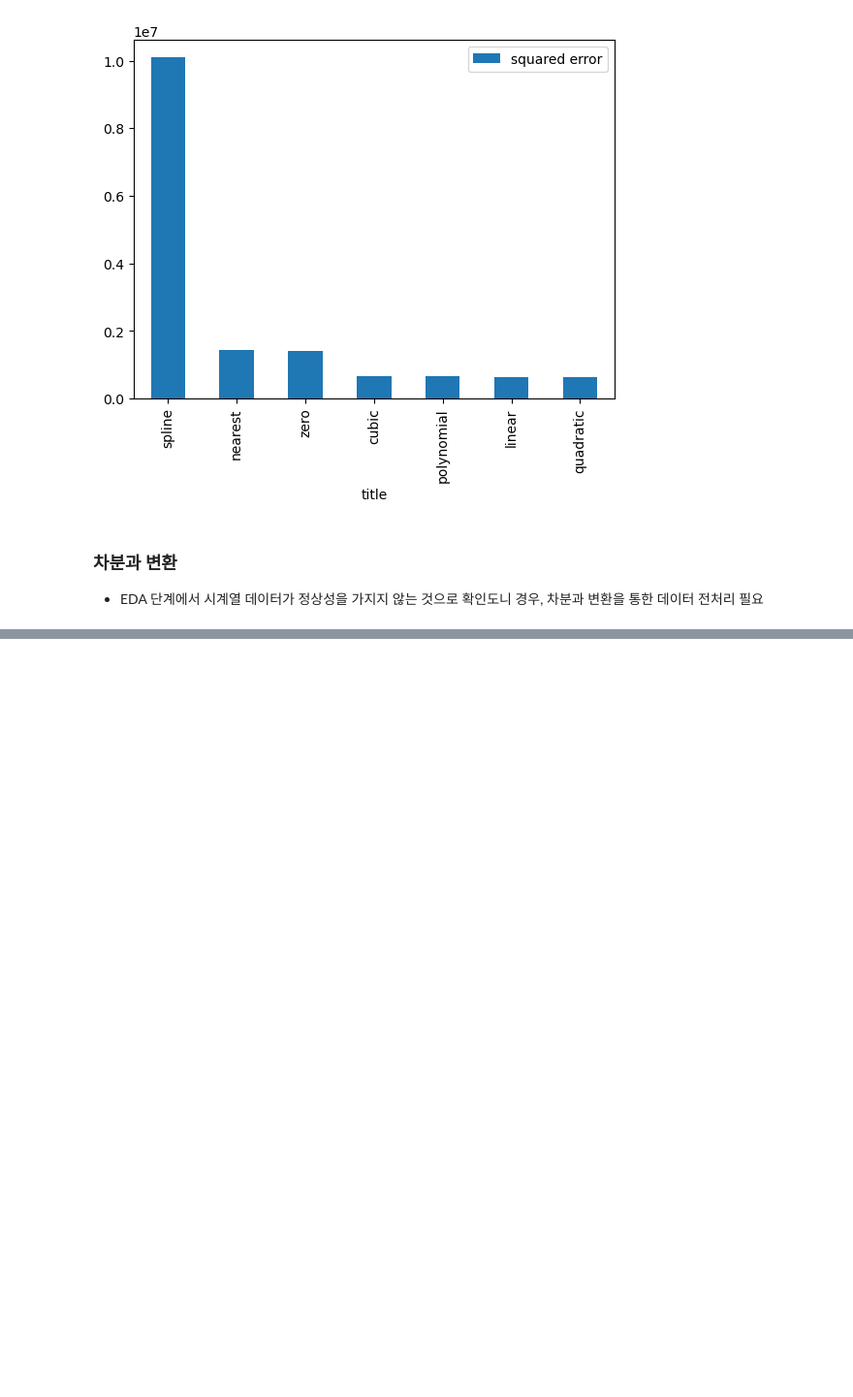
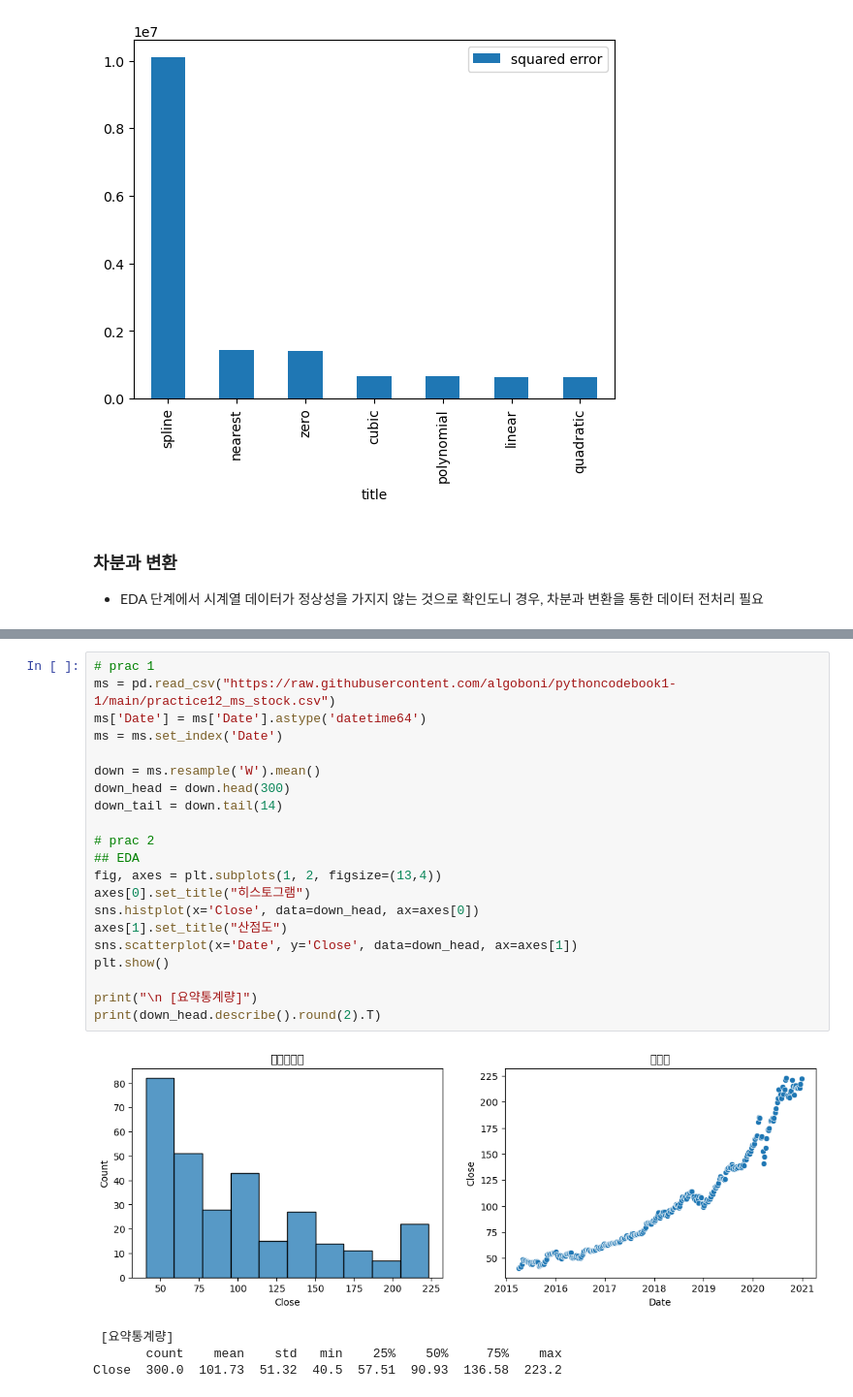
Before and after one commit to klee30810/ADP-study, a Jupyter notebook: codebook/Chap 12. Time anlalysis.ipynb, the cells around one changed output, grey strips where cells are left out. Shown: that part at 97% size. Drawn from its saved outputs; the diff is of its cells as text; blank space fills up the shorter version.

```diff
--- a/codebook/Chap 12. Time anlalysis.ipynb
+++ b/codebook/Chap 12. Time anlalysis.ipynb
@@ -554,0 +733,26 @@ look-up table. The actual p-value is greater than the p-value returned.
+# %%
+# prac 1
+ms = pd.read_csv("https://raw.githubusercontent.com/algoboni/pythoncodebook1-1/main/practice12_ms_stock.csv")
+ms['Date'] = ms['Date'].astype('datetime64')
+ms = ms.set_index('Date')
+
+down = ms.resample('W').mean()
+down_head = down.head(300)
+down_tail = down.tail(14)
+
+# prac 2
+## EDA
+fig, axes = plt.subplots(1, 2, figsize=(13,4))
+axes[0].set_title("히스토그램")
+sns.histplot(x='Close', data=down_head, ax=axes[0])
+axes[1].set_title("산점도")
+sns.scatterplot(x='Date', y='Close', data=down_head, ax=axes[1])
+plt.show()
+
+print("\n [요약통계량]")
+print(down_head.describe().round(2).T)
+# %% [output]
+[figure, added]
+ [요약통계량]
+       count    mean    std   min    25%    50%     75%    max
+Close  300.0  101.73  51.32  40.5  57.51  90.93  136.58  223.2
```
Also changed, not shown: parts of 15 cells of this notebook.
